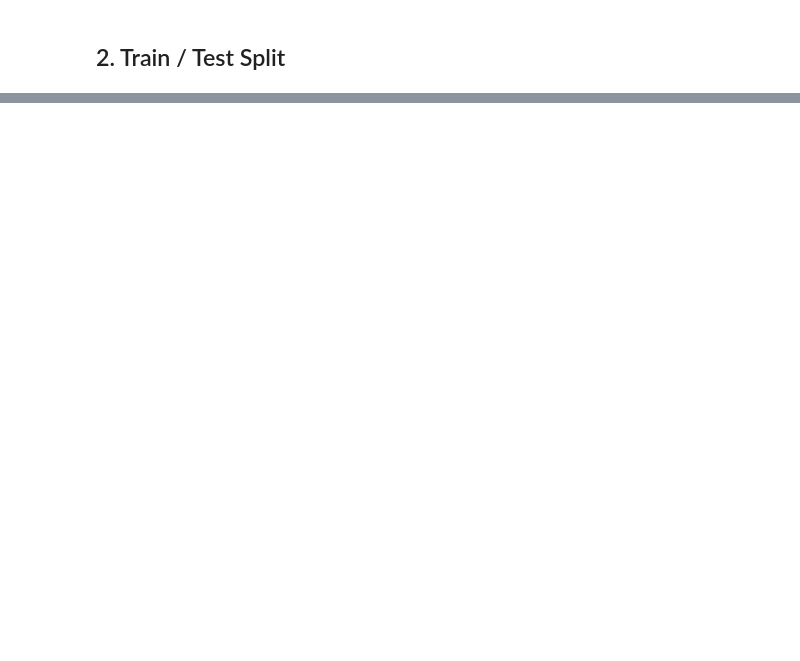
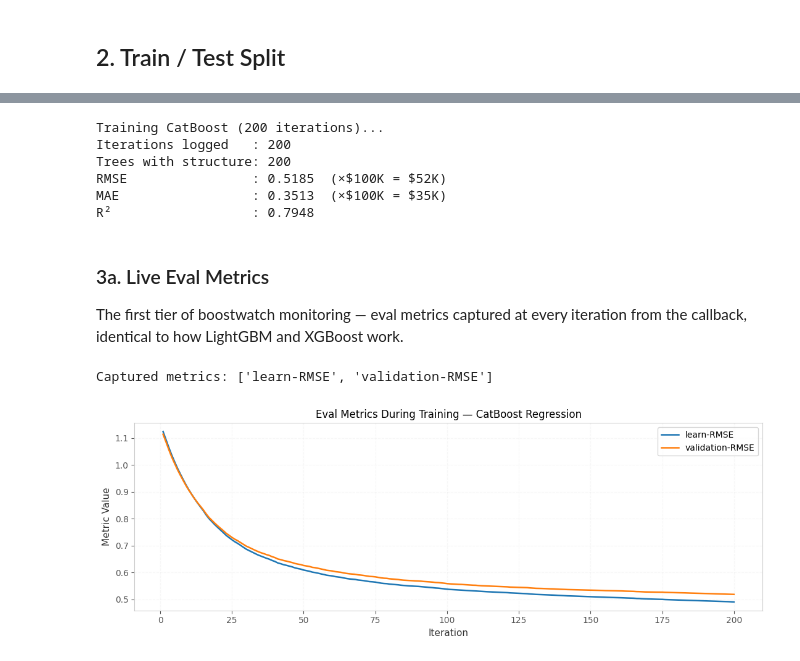
Before and after one commit to HSarwat/boostwatch, a Jupyter notebook: examples/california_housing.ipynb, the cells around one changed output, grey strips where cells are left out. Saved outputs shown, nothing was run; the diff lists cells and outputs as text; code cells hidden in the pictures; blank space fills up the shorter version.

```diff
--- a/examples/california_housing.ipynb
+++ b/examples/california_housing.ipynb
@@ -500,0 +168,63 @@ Depth        LightGBM      sklearn
+# %%
+cb_model = CatBoostRegressor(
+    iterations=200,
+    learning_rate=0.05,
+    depth=6,
+    random_seed=42,
+    verbose=False,
+)
+
+observer = watch(cb_model, feature_names=feature_names)
+
+print('Training CatBoost (200 iterations)...')
+cb_model.fit(
+    X_train, y_train,
+    eval_set=(X_test, y_test),
+    callbacks=observer.callbacks(),
+)
+
+# Back-fill tree structure from post-training model inspection
+observer.finalize(cb_model)
+
+cb_preds = cb_model.predict(X_test)
+cb_rmse  = root_mean_squared_error(y_test, cb_preds)
+cb_mae   = mean_absolute_error(y_test, cb_preds)
+cb_r2    = r2_score(y_test, cb_preds)
+
+print(f'Iterations logged   : {len(observer.get_logs())}')
+print(f'Trees with structure: {sum(1 for l in observer.get_logs() if l.trees)}')
+print(f'RMSE                : {cb_rmse:.4f}  (×$100K = ${cb_rmse*100:.0f}K)')
+print(f'MAE                 : {cb_mae:.4f}  (×$100K = ${cb_mae*100:.0f}K)')
+print(f'R²                  : {cb_r2:.4f}')
+# %% [output]
+Training CatBoost (200 iterations)...
+Iterations logged   : 200
+Trees with structure: 200
+RMSE                : 0.5185  (×$100K = $52K)
+MAE                 : 0.3513  (×$100K = $35K)
+R²                  : 0.7948
+# %% [markdown]
+### 3a. Live Eval Metrics
+
+The first tier of boostwatch monitoring — eval metrics captured at every iteration from the callback, identical to how LightGBM and XGBoost work.
+# %%
+# Plot eval metrics from observer logs
+metric_keys = list(observer.get_logs()[0].metrics.keys())
+print(f'Captured metrics: {metric_keys}')
+
+fig, ax = plt.subplots(figsize=(11, 4))
+for key in metric_keys:
+    iters  = [log.iteration for log in observer.get_logs() if key in log.metrics]
+    values = [log.metrics[key] for log in observer.get_logs() if key in log.metrics]
+    ax.plot(iters, values, linewidth=1.8, label=key)
+
+ax.set_xlabel('Iteration')
+ax.set_ylabel('Metric Value')
+ax.set_title('Eval Metrics During Training — CatBoost Regression', fontsize=12)
+ax.legend()
+ax.grid(alpha=0.3)
+plt.tight_layout()
+plt.show()
+# %% [output]
+Captured metrics: ['learn-RMSE', 'validation-RMSE']
+[figure, added]
```
Also changed, not shown: parts of 43 cells of this notebook, 16 other files.
